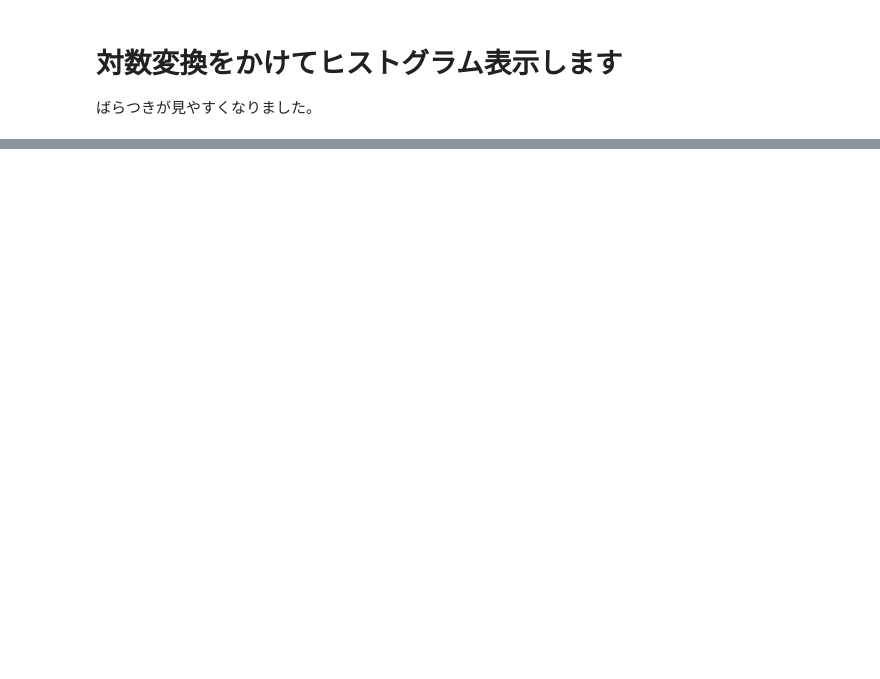
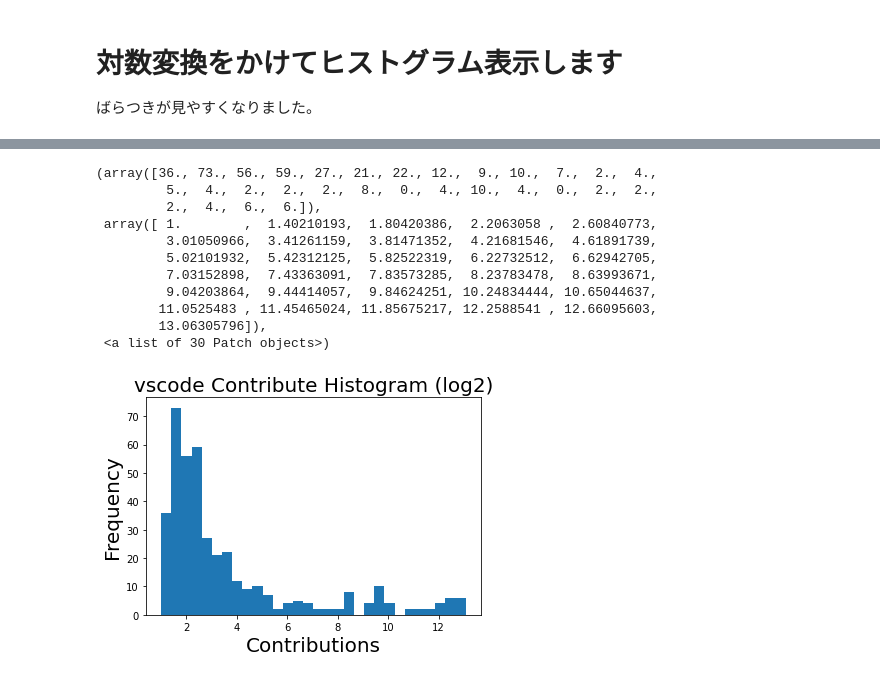
Before and after one commit to zeikomi552/githubapi-python-sample, a Jupyter notebook: src/githubapi-02.ipynb, the cells around one changed output, grey strips where cells are left out. Saved outputs shown, nothing was run; the diff lists cells and outputs as text; code cells hidden in the pictures; blank space fills up the shorter version.

```diff
--- a/src/githubapi-02.ipynb
+++ b/src/githubapi-02.ipynb
@@ -129,0 +140,19 @@ np.log2(df.contributions).hist(bins=30)
+# %%
+plt.title("{0} Contribute Histogram (log2)".format(repo), fontsize=20)  # title
+plt.xlabel("Contributions", fontsize=20)            # x-axis label
+plt.ylabel("Frequency", fontsize=20)      # y-axis label
+# show histogram for log2 bins=30
+plt.hist(np.log2(df.contributions), bins=30)
+# %% [output]
+(array([36., 73., 56., 59., 27., 21., 22., 12.,  9., 10.,  7.,  2.,  4.,
+         5.,  4.,  2.,  2.,  2.,  8.,  0.,  4., 10.,  4.,  0.,  2.,  2.,
+         2.,  4.,  6.,  6.]),
+ array([ 1.        ,  1.40210193,  1.80420386,  2.2063058 ,  2.60840773,
+         3.01050966,  3.41261159,  3.81471352,  4.21681546,  4.61891739,
+         5.02101932,  5.42312125,  5.82522319,  6.22732512,  6.62942705,
+         7.03152898,  7.43363091,  7.83573285,  8.23783478,  8.63993671,
+         9.04203864,  9.44414057,  9.84624251, 10.24834444, 10.65044637,
+        11.0525483 , 11.45465024, 11.85675217, 12.2588541 , 12.66095603,
+        13.06305796]),
+ <a list of 30 Patch objects>)
+[figure, added]
```
Also changed, not shown: parts of 4 cells of this notebook.
